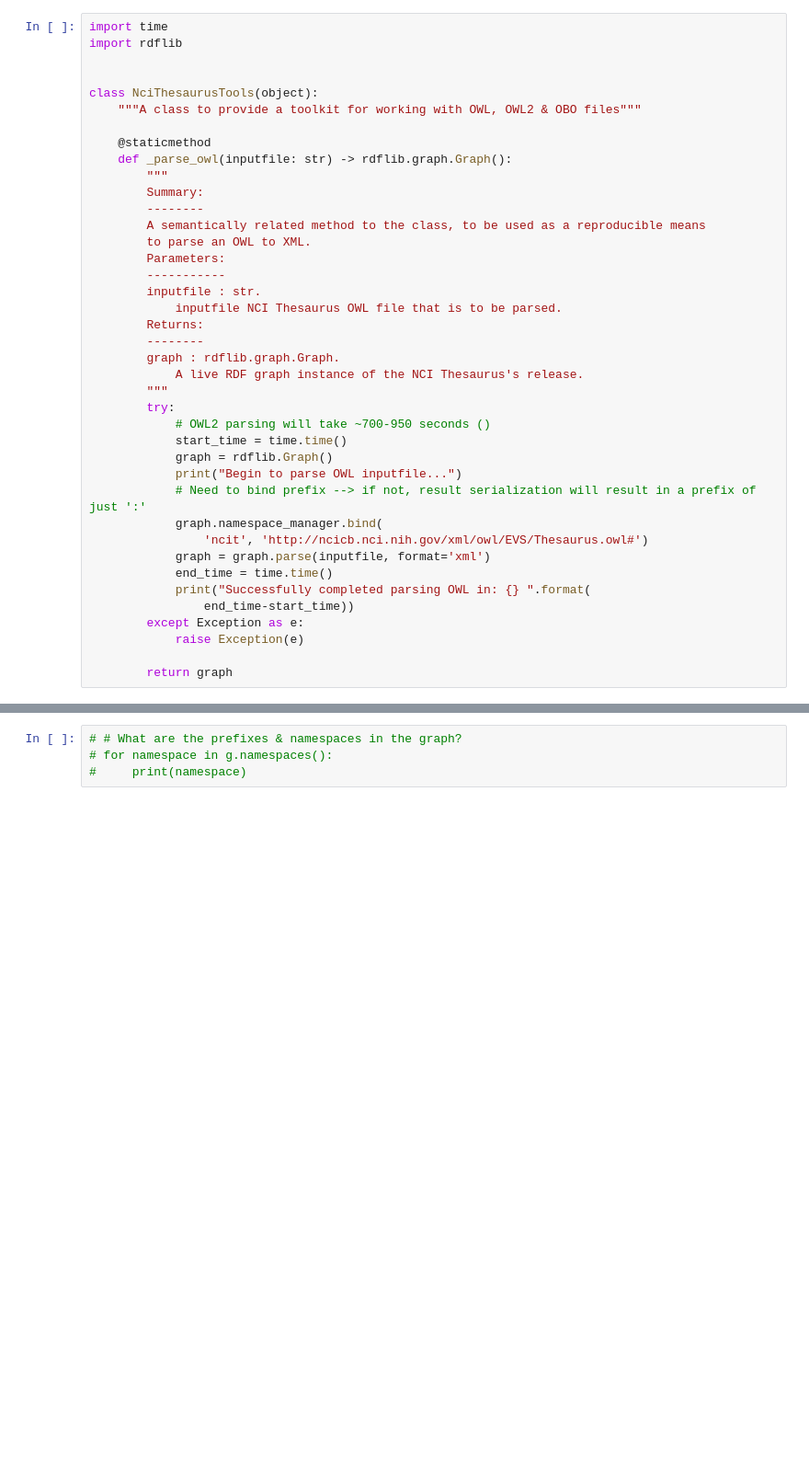
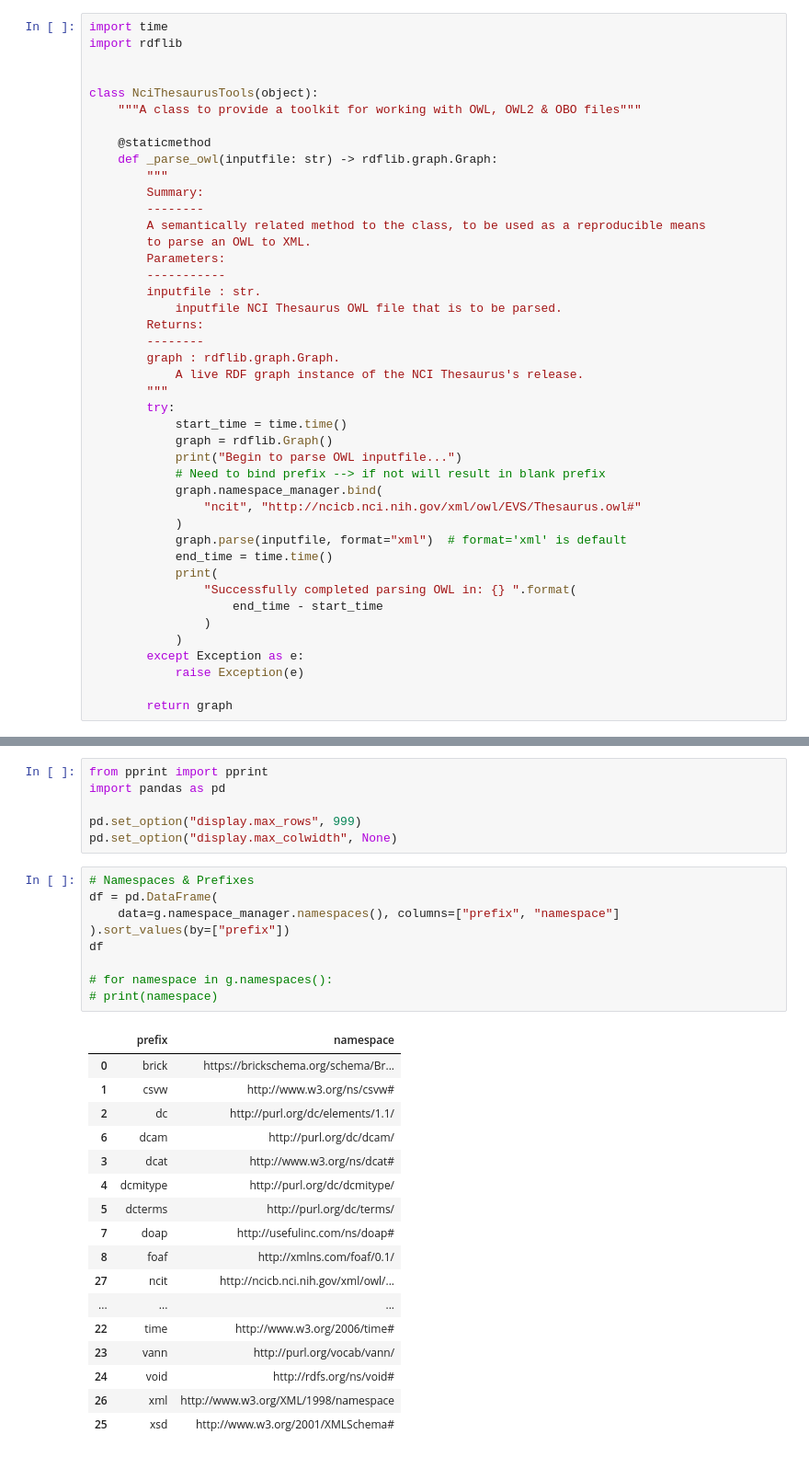
Before and after one commit to rcolinp/owl-obo-rdf-data-wrangle, a Jupyter notebook: parse_ncit_owl.ipynb, the cells around one changed output, grey strips where cells are left out. Shown at 92% size. Cells and saved outputs as stored; diff of their text form; blank space fills up the shorter version.

```diff
--- a/parse_ncit_owl.ipynb
+++ b/parse_ncit_owl.ipynb
@@ -7,7 +7,7 @@ class NciThesaurusTools(object):
     """A class to provide a toolkit for working with OWL, OWL2 & OBO files"""
 
     @staticmethod
-    def _parse_owl(inputfile: str) -> rdflib.graph.Graph():
+    def _parse_owl(inputfile: str) -> rdflib.graph.Graph:
         """
         Summary:
         --------
@@ -23,17 +23,20 @@ class NciThesaurusTools(object):
             A live RDF graph instance of the NCI Thesaurus's release.
         """
         try:
-            # OWL2 parsing will take ~700-950 seconds ()
             start_time = time.time()
             graph = rdflib.Graph()
             print("Begin to parse OWL inputfile...")
-            # Need to bind prefix --> if not, result serialization will result in a prefix of just ':'
+            # Need to bind prefix --> if not will result in blank prefix
             graph.namespace_manager.bind(
-                'ncit', 'http://ncicb.nci.nih.gov/xml/owl/EVS/Thesaurus.owl#')
-            graph = graph.parse(inputfile, format='xml')
+                "ncit", "http://ncicb.nci.nih.gov/xml/owl/EVS/Thesaurus.owl#"
+            )
+            graph.parse(inputfile, format="xml")  # format='xml' is default
             end_time = time.time()
-            print("Successfully completed parsing OWL in: {} ".format(
-                end_time-start_time))
+            print(
+                "Successfully completed parsing OWL in: {} ".format(
+                    end_time - start_time
+                )
+            )
         except Exception as e:
             raise Exception(e)
 
@@ -58,8 +65,37 @@ g.serialize(destination='./output_data/ncit_serialized.ttl', format='turtle')
 # g.serialize(destination='./output_data/ncit_serialized_jsonld.jsonld',
 #             format='json-ld',
 #             indent=2)
+# %%
+from pprint import pprint
+import pandas as pd
+
+pd.set_option("display.max_rows", 999)
+pd.set_option("display.max_colwidth", None)
 # %%
-# # What are the prefixes & namespaces in the graph?
+# Namespaces & Prefixes
+df = pd.DataFrame(
+    data=g.namespace_manager.namespaces(), columns=["prefix", "namespace"]
+).sort_values(by=["prefix"])
+df
+
 # for namespace in g.namespaces():
-#     print(namespace)
+# print(namespace)
+# %% [output]
+|  | prefix | namespace |
+| 0 | brick | https://brickschema.org/schema/Br... |
+| 1 | csvw | http://www.w3.org/ns/csvw# |
+| 2 | dc | http://purl.org/dc/elements/1.1/ |
+| 6 | dcam | http://purl.org/dc/dcam/ |
+| 3 | dcat | http://www.w3.org/ns/dcat# |
+| 4 | dcmitype | http://purl.org/dc/dcmitype/ |
+| 5 | dcterms | http://purl.org/dc/terms/ |
+| 7 | doap | http://usefulinc.com/ns/doap# |
+| 8 | foaf | http://xmlns.com/foaf/0.1/ |
+| 27 | ncit | http://ncicb.nci.nih.gov/xml/owl/... |
+| ... | ... | ... |
+| 22 | time | http://www.w3.org/2006/time# |
+| 23 | vann | http://purl.org/vocab/vann/ |
+| 24 | void | http://rdfs.org/ns/void# |
+| 26 | xml | http://www.w3.org/XML/1998/namespace |
+| 25 | xsd | http://www.w3.org/2001/XMLSchema# |
 # %%
```
Also changed, not shown: parts of 8 cells of this notebook.
